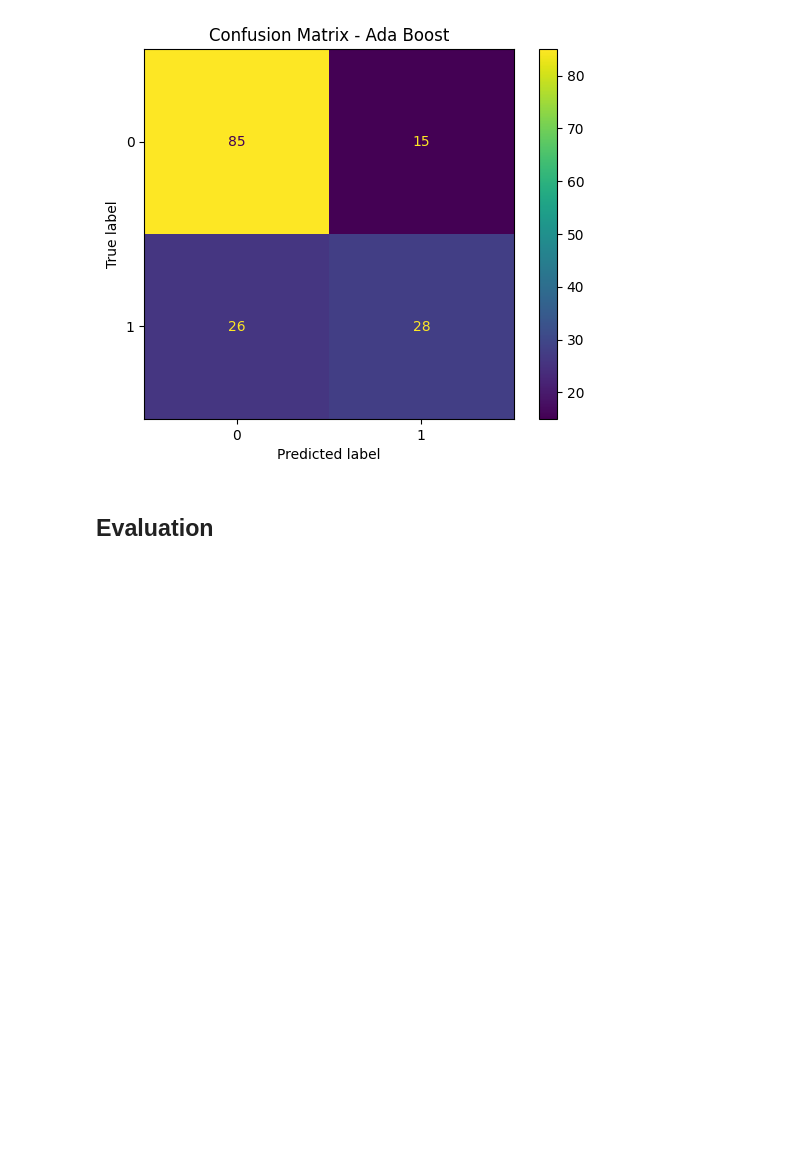
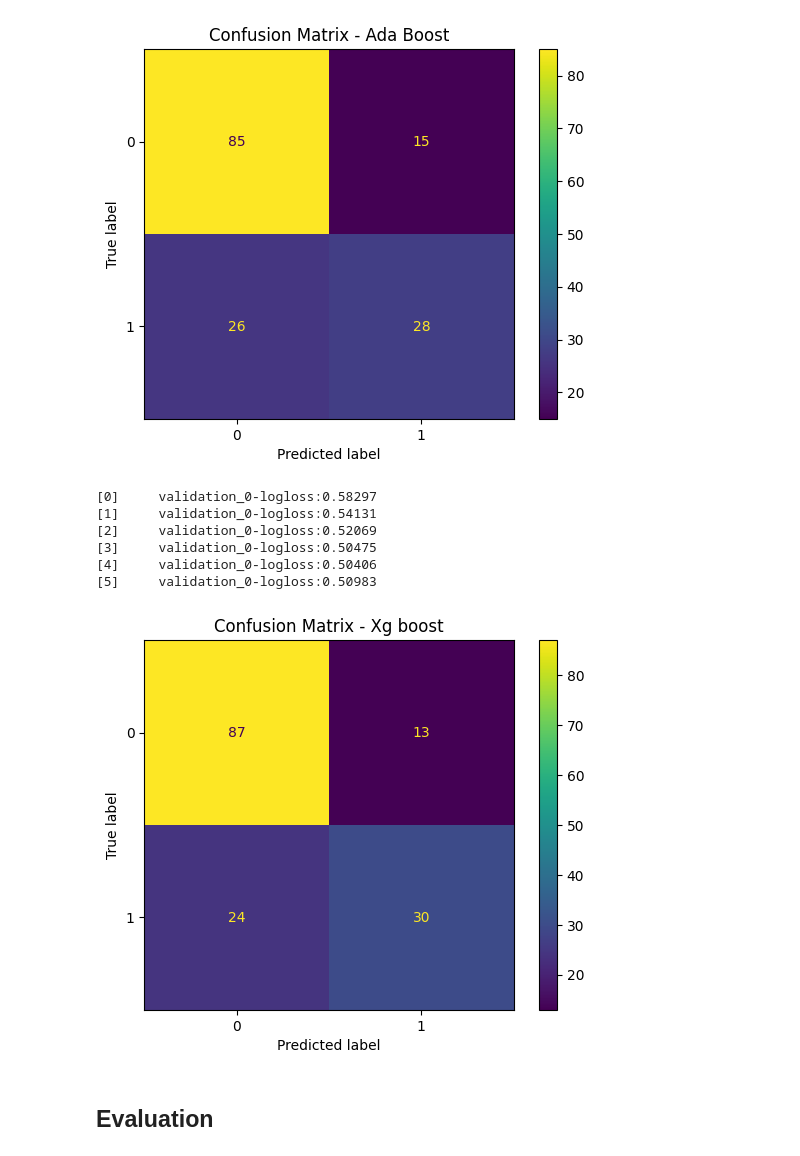
Before and after one commit to orczhu/zhu-ai-learning, a Jupyter notebook: capstone/capstone.ipynb, the cells around one changed output. Drawn from its saved outputs; the diff is of its cells as text; code cells hidden in the pictures; blank space fills up the shorter version.

Commit message:
Add XGboost and update feature ranking

```diff
--- a/capstone/capstone.ipynb
+++ b/capstone/capstone.ipynb
@@ -380,6 +384,31 @@ plt.title("Confusion Matrix - Ada Boost")
 plt.show()
 # %% [output]
 [figure]
+# %%
+# Try xgboost
+import xgboost as xgb
+clf = xgb.XGBClassifier(tree_method="hist", early_stopping_rounds=2)
+# Fit the model, test sets are used for early stopping.
+clf.fit(X_train, y_train, eval_set=[(X_test, y_test)])
+y_pred_xg = clf.predict(X_test)
+# %% [output]
+[0]     validation_0-logloss:0.58297
+[1]     validation_0-logloss:0.54131
+[2]     validation_0-logloss:0.52069
+[3]     validation_0-logloss:0.50475
+[4]     validation_0-logloss:0.50406
+[5]     validation_0-logloss:0.50983
+# %%
+# Check xgboost confusion metrics
+
+conf_matrix_xg = confusion_matrix(y_test, y_pred_xg)
+# Assuming binary classification (0 = no diabetes, 1 = diabetes)
+disp1_xg = ConfusionMatrixDisplay(conf_matrix_xg, display_labels=[0, 1])
+disp1_xg.plot()
+plt.title("Confusion Matrix - Xg boost")
+plt.show()
+# %% [output]
+[figure, added]
 # %% [markdown]
 ## Evaluation
 # %% [markdown]
```
Also changed, not shown: parts of 5 cells of this notebook, 1 other file.
